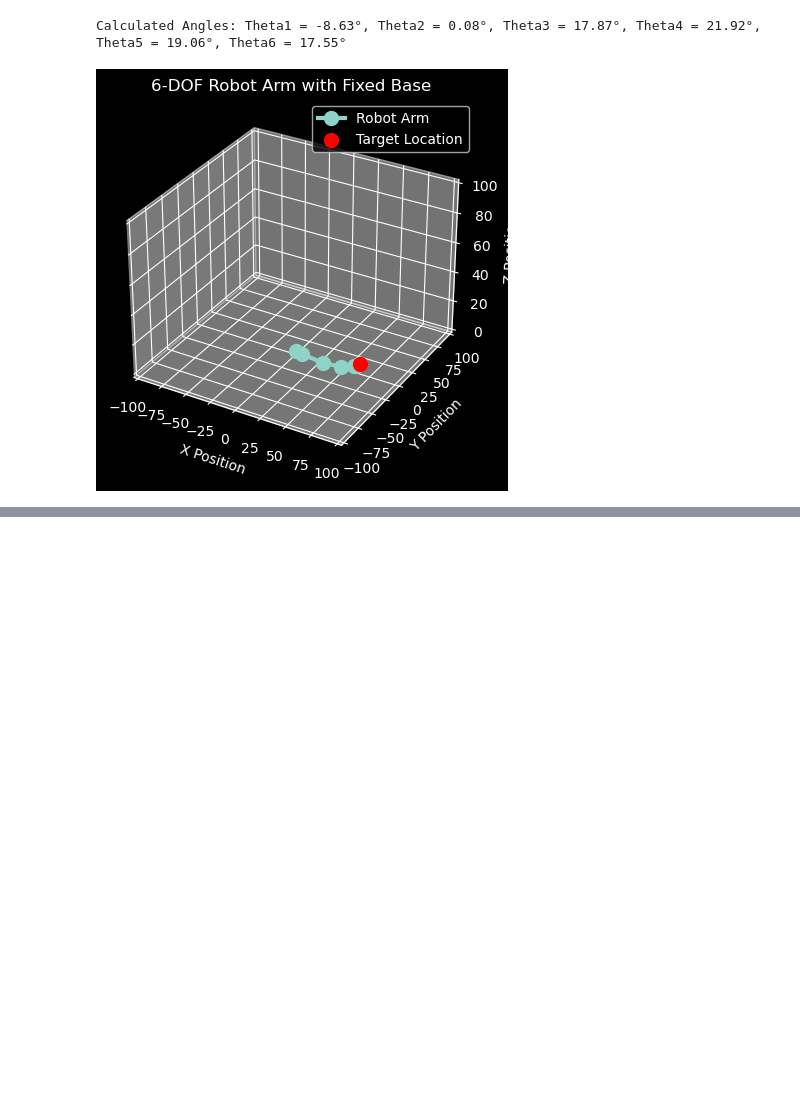
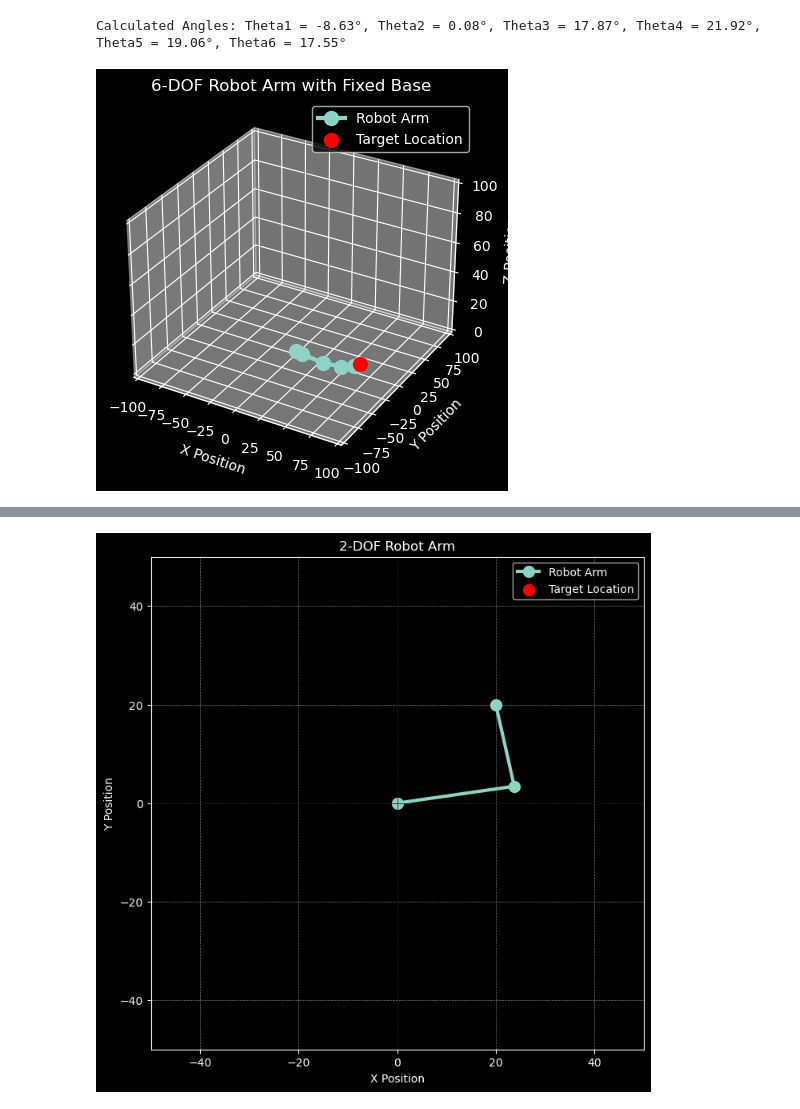
Before and after one commit to frostdev03/Arm-Robot-Inverse-Kinematics, a Jupyter notebook: Algorithm/simu-nb/simu-1.ipynb, the cells around one changed output, grey strips where cells are left out. Drawn from its saved outputs; the diff is of its cells as text; code cells hidden in the pictures; blank space fills up the shorter version.

```diff
--- a/Algorithm/simu-nb/simu-1.ipynb
+++ b/Algorithm/simu-nb/simu-1.ipynb
@@ -367,0 +704,88 @@ Calculated Angles: Theta1 = -8.63°, Theta2 = 0.08°, Theta3 = 17.87°, Theta4 =
+# %%
+import numpy as np
+from scipy.optimize import minimize
+import matplotlib.pyplot as plt
+
+# Panjang segmen
+L1 = 24  # lower arm
+L2 = 17  # center arm
+
+def forward_kinematics(angles):
+    """
+    Hitung posisi end-effector berdasarkan sudut dua joint.
+    `angles` adalah list yang berisi dua sudut [θ1, θ2].
+    """
+    θ1, θ2 = angles
+
+    # Mulai dari posisi dasar
+    x = 0
+    y = 0
+    positions = [(x, y)]
+
+    # Joint 1 (base)
+    x += L1 * np.cos(θ1)
+    y += L1 * np.sin(θ1)
+    positions.append((x, y))
+
+    # Joint 2 (end-effector)
+    x += L2 * np.cos(θ1 + θ2)
+    y += L2 * np.sin(θ1 + θ2)
+    positions.append((x, y))
+
+    return positions
+
+def objective_function(angles, x_target, y_target):
+    """
+    Fungsi objektif untuk optimasi inverse kinematics.
+    """
+    end_effector_position = forward_kinematics(angles)[-1]  # Hanya posisi end-effector
+    x, y = end_effector_position
+    distance = np.sqrt((x - x_target)**2 + (y - y_target)**2)  # Jarak Euclidean
+    return distance
+
+def inverse_kinematics_2dof(x_target, y_target):
+    """
+    Menghitung inverse kinematics untuk mencapai target di (x, y) dalam 2D.
+    """
+    initial_guess = [0, 0]  # Sudut awal
+    result = minimize(objective_function, initial_guess, args=(x_target, y_target), bounds=[(-np.pi, np.pi)]*2)
+
+    if result.success:
+        return result.x
+    else:
+        raise ValueError("Tidak ditemukan solusi")
+
+def plot_arm(angles, x_target, y_target):
+    """
+    Visualisasi lengan robot dalam 2D berdasarkan sudut sendi dan lokasi objek target.
+    """
+    positions = forward_kinematics(angles)
+    x_coords, y_coords = zip(*positions)
+
+    plt.figure(figsize=(8, 8))
+    plt.plot(x_coords, y_coords, '-o', markersize=10, lw=3, label="Robot Arm")
+    plt.scatter(x_target, y_target, color='red', s=100, label="Target Location")
+
+    plt.xlim([-50, 50])
+    plt.ylim([-50, 50])
+    plt.axhline(0, color='black',linewidth=0.5)
+    plt.axvline(0, color='black',linewidth=0.5)
+    plt.grid(color = 'gray', linestyle = '--', linewidth = 0.5)
+    plt.gca().set_aspect('equal', adjustable='box')
+    plt.title("2-DOF Robot Arm")
+    plt.xlabel("X Position")
+    plt.ylabel("Y Position")
+    plt.legend()
+    plt.show()
+
+# Target posisi dalam 2D
+x_target, y_target = 20, 20
+
+try:
+    theta1, theta2 = inverse_kinematics_2dof(x_target, y_target)
+    print(f"Calculated Angles: Theta1 = {np.degrees(theta1):.2f}°, Theta2 = {np.degrees(theta2):.2f}°")
+
+    plot_arm([theta1, theta2], x_target, y_target)
+except ValueError as e:
+    print(e)
+# %% [output]
@@ -367,0 +793 @@ Calculated Angles: Theta1 = -8.63°, Theta2 = 0.08°, Theta3 = 17.87°, Theta4 =
+[figure, added]
```
Also changed, not shown: parts of 8 cells of this notebook.
